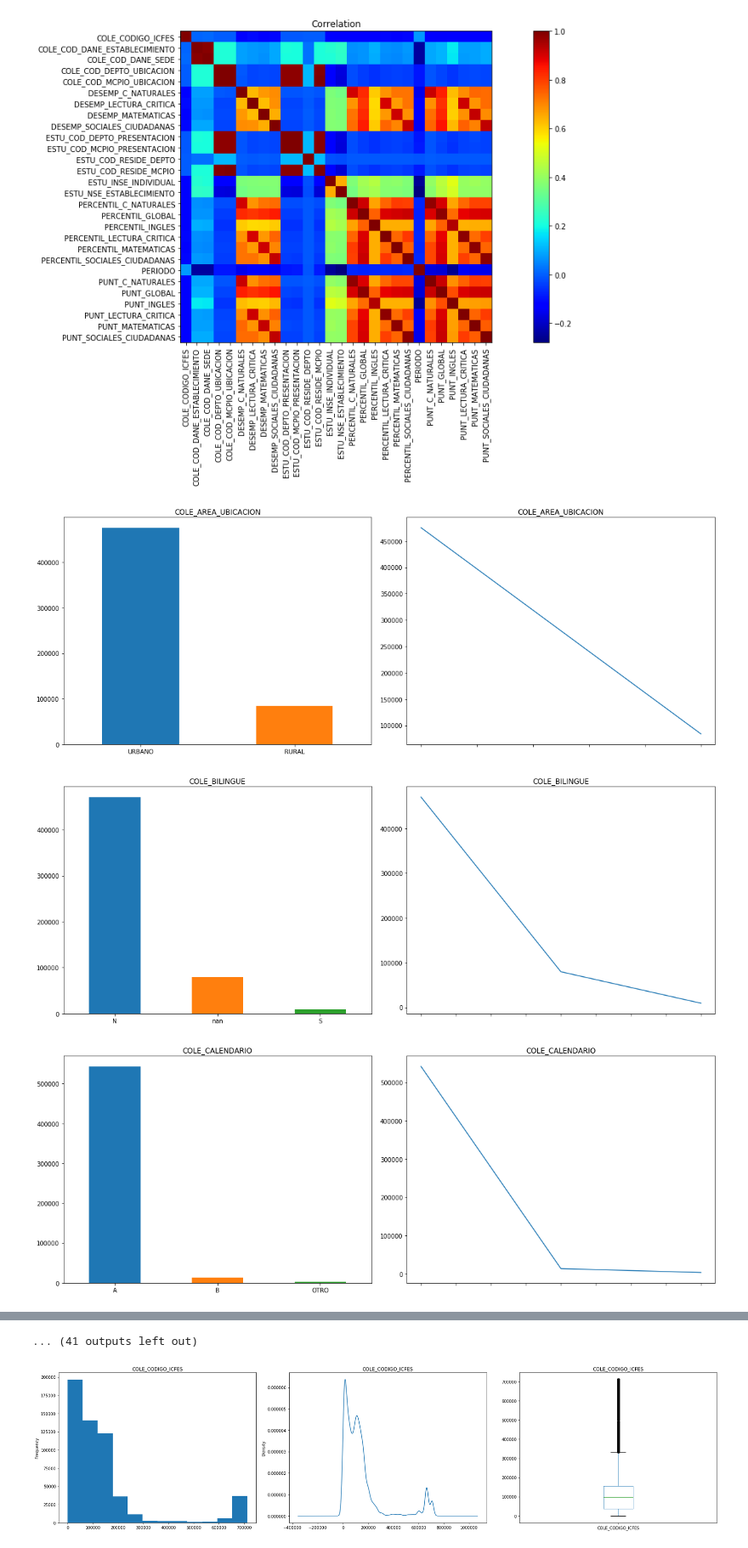
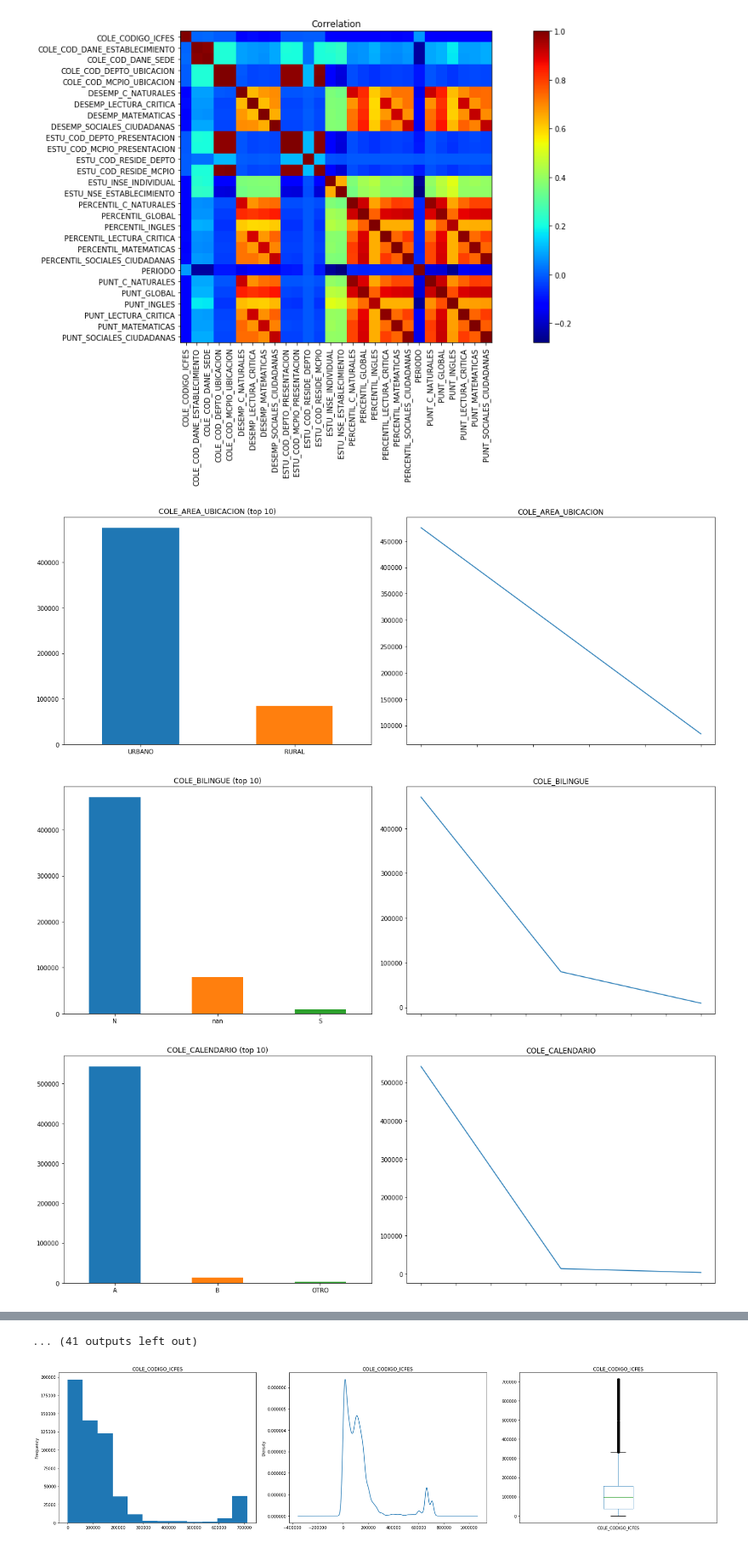
Before and after one commit to ingJSNA/dataMining2018, a Jupyter notebook: ICFES/1 Exploratory Analysis.ipynb, the cells around one changed output, grey strips where cells are left out. Shown at 85% size. Cells and saved outputs as stored; diff of their text form; code cells hidden in the pictures.

```diff
--- a/ICFES/1 Exploratory Analysis.ipynb
+++ b/ICFES/1 Exploratory Analysis.ipynb
@@ -102,29 +102,31 @@ plot_heatmap(correlation, fig_file=None)
 # %%
 # Nominal
 
 nominal_icfes = icfes.select_dtypes(exclude=numerics)
 
 def plot_nominal(df):
     c = 2
     r = 1
     for i in df.columns:
         data = df[i].value_counts(dropna=False)
 
         fig, axes = plt.subplots(r, c, figsize=(8*c, 6*r))
         axes = np.array(axes).reshape(-1, c)
 
+        n = 10
+
         for axe in axes:
-            # Plot top 10 frequent values
-            data.iloc[:10].plot.bar(ax=axe[0], title=i, rot='0')
+            # Plot top n frequent values
+            data.iloc[:n].plot.bar(ax=axe[0], title="{} (top {})".format(i, n), rot='0')
 
             data.plot(ax=axe[1], title=i)
 
         plt.tight_layout()
 
         plt.show()
 
 plot_nominal(nominal_icfes)
 # %% [output]
-[figure, old version]
+[figure, new version]
-[figure, old version]
+[figure, new version]
-[figure, old version]
+[figure, new version]
```
Also changed, not shown: parts of 2 cells of this notebook, 1 other file.
